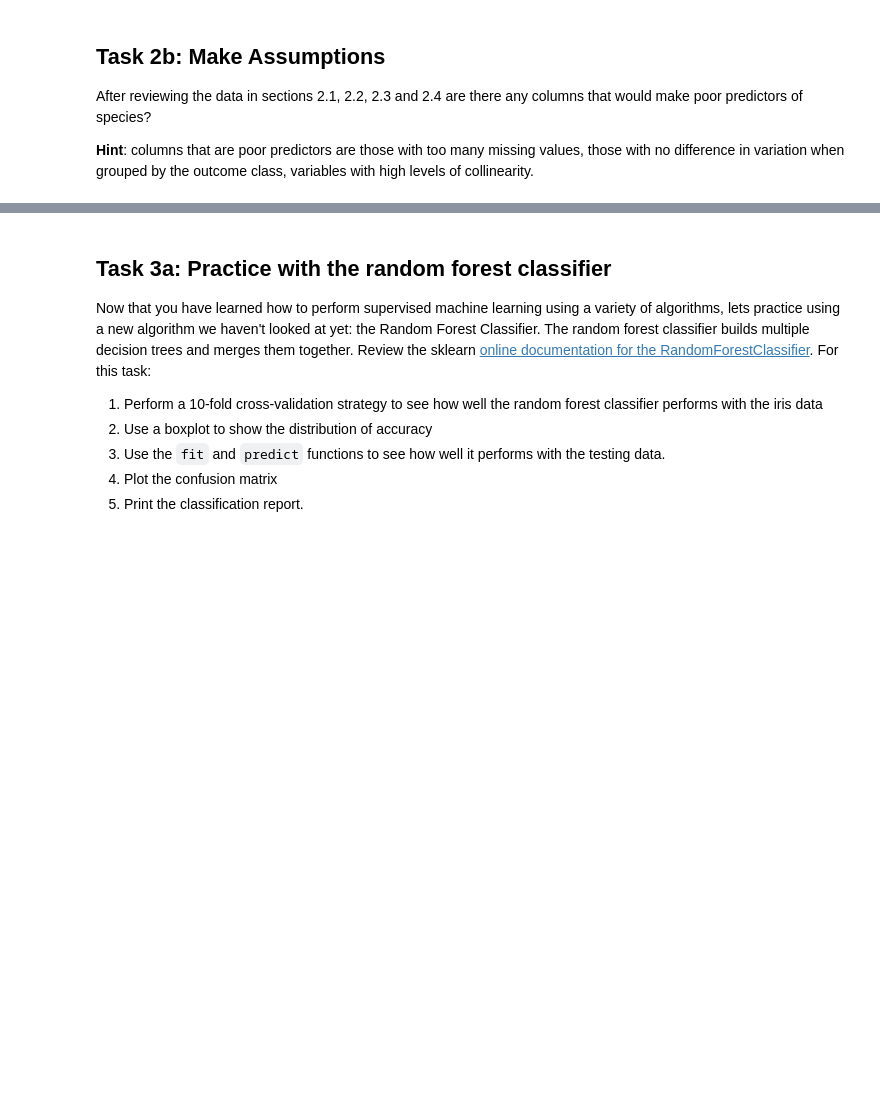
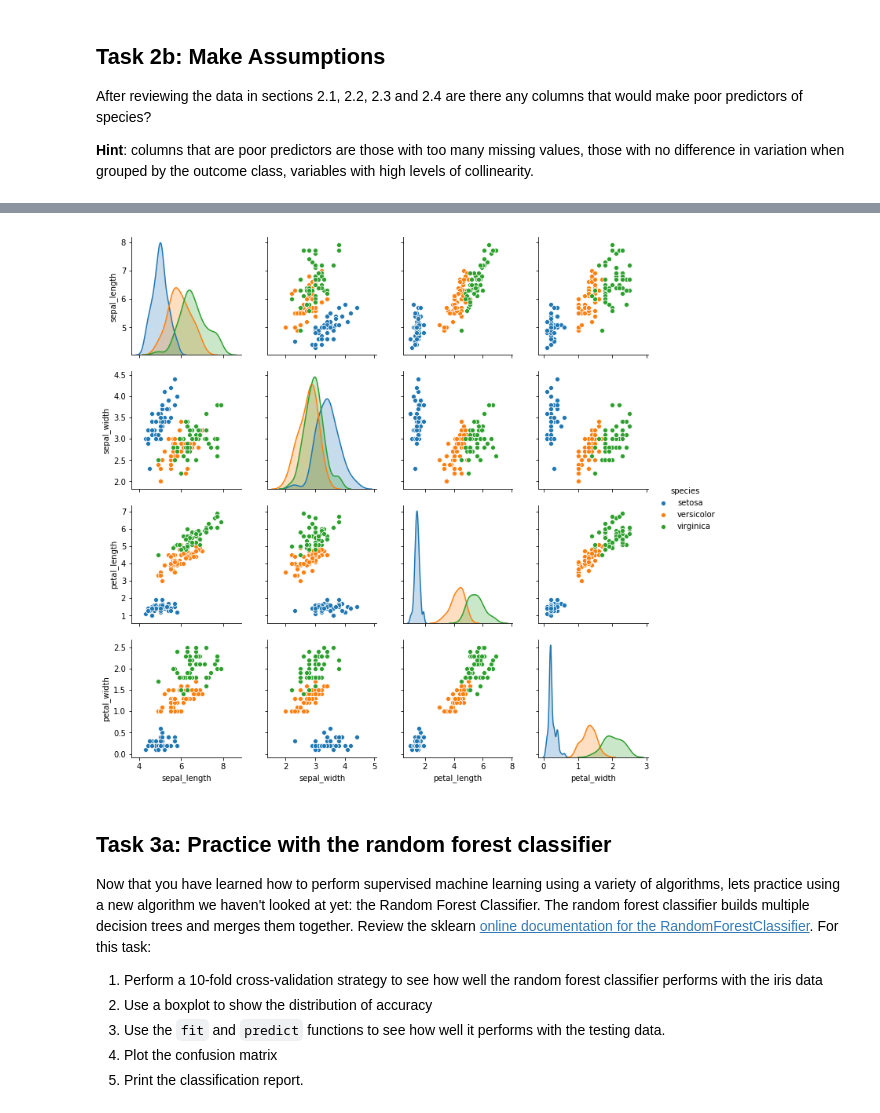
Before and after one commit to DslimII/hort503, a Jupyter notebook: Assignment12/A11-Supervised_Machine_Learning_Part1-Practice.ipynb, the cells around one changed output, grey strips where cells are left out. Cells and saved outputs as stored; diff of their text form; code cells hidden in the pictures; blank space fills up the shorter version.

```diff
--- a/Assignment12/A11-Supervised_Machine_Learning_Part1-Practice.ipynb
+++ b/Assignment12/A11-Supervised_Machine_Learning_Part1-Practice.ipynb
@@ -26,3 +138,7 @@ After reviewing the data in sections 2.1, 2.2, 2.3 and 2.4 are there any columns
+# %%
+sns.pairplot(iris, hue='species');
+# %% [output]
+[figure, added]
 # %% [markdown]
 ## Task 3a: Practice with the random forest classifier
 
```
Also changed, not shown: parts of 38 cells of this notebook, 4 other files.
